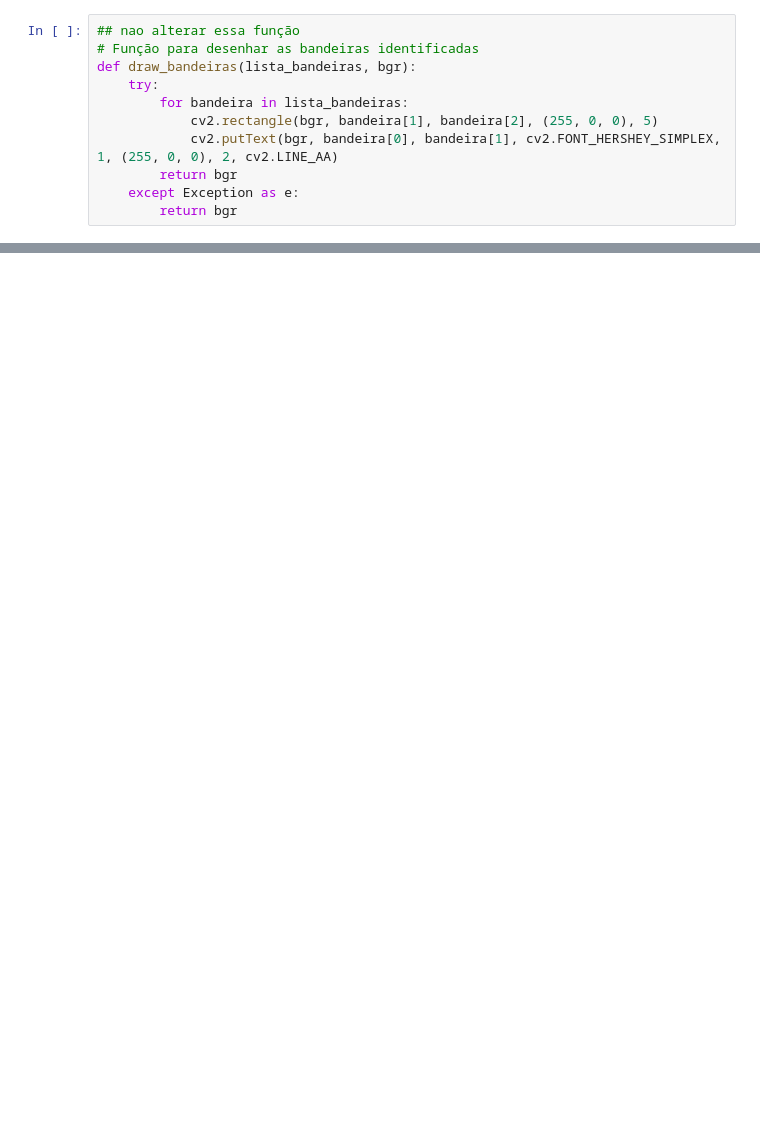
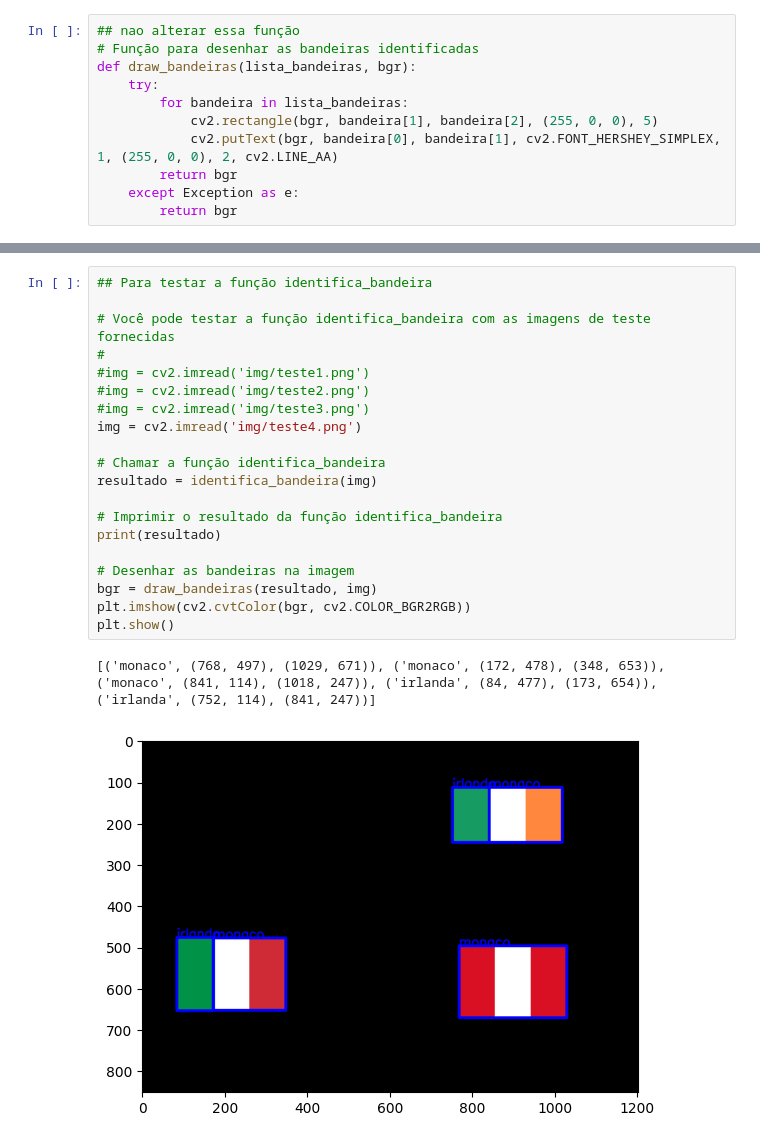
Before and after one commit to obayashi01/95634-pdi-atividade2, a Jupyter notebook: q1/q1.ipynb, the cells around one changed output, grey strips where cells are left out. Saved outputs shown, nothing was run; the diff lists cells and outputs as text; blank space fills up the shorter version.

```diff
--- a/q1/q1.ipynb
+++ b/q1/q1.ipynb
@@ -134,0 +121,23 @@ plt.show()
+# %%
+## Para testar a função identifica_bandeira
+
+# Você pode testar a função identifica_bandeira com as imagens de teste fornecidas
+#
+#img = cv2.imread('img/teste1.png')
+#img = cv2.imread('img/teste2.png')
+#img = cv2.imread('img/teste3.png')
+img = cv2.imread('img/teste4.png')
+
+# Chamar a função identifica_bandeira
+resultado = identifica_bandeira(img)
+
+# Imprimir o resultado da função identifica_bandeira
+print(resultado)
+
+# Desenhar as bandeiras na imagem
+bgr = draw_bandeiras(resultado, img)
+plt.imshow(cv2.cvtColor(bgr, cv2.COLOR_BGR2RGB))
+plt.show()
+# %% [output]
+[('monaco', (768, 497), (1029, 671)), ('monaco', (172, 478), (348, 653)), ('monaco', (841, 114), (1018, 247)), ('irlanda', (84, 477), (173, 654)), ('irlanda', (752, 114), (841, 247))]
+[figure, added]
```
Also changed, not shown: parts of 5 cells of this notebook.
